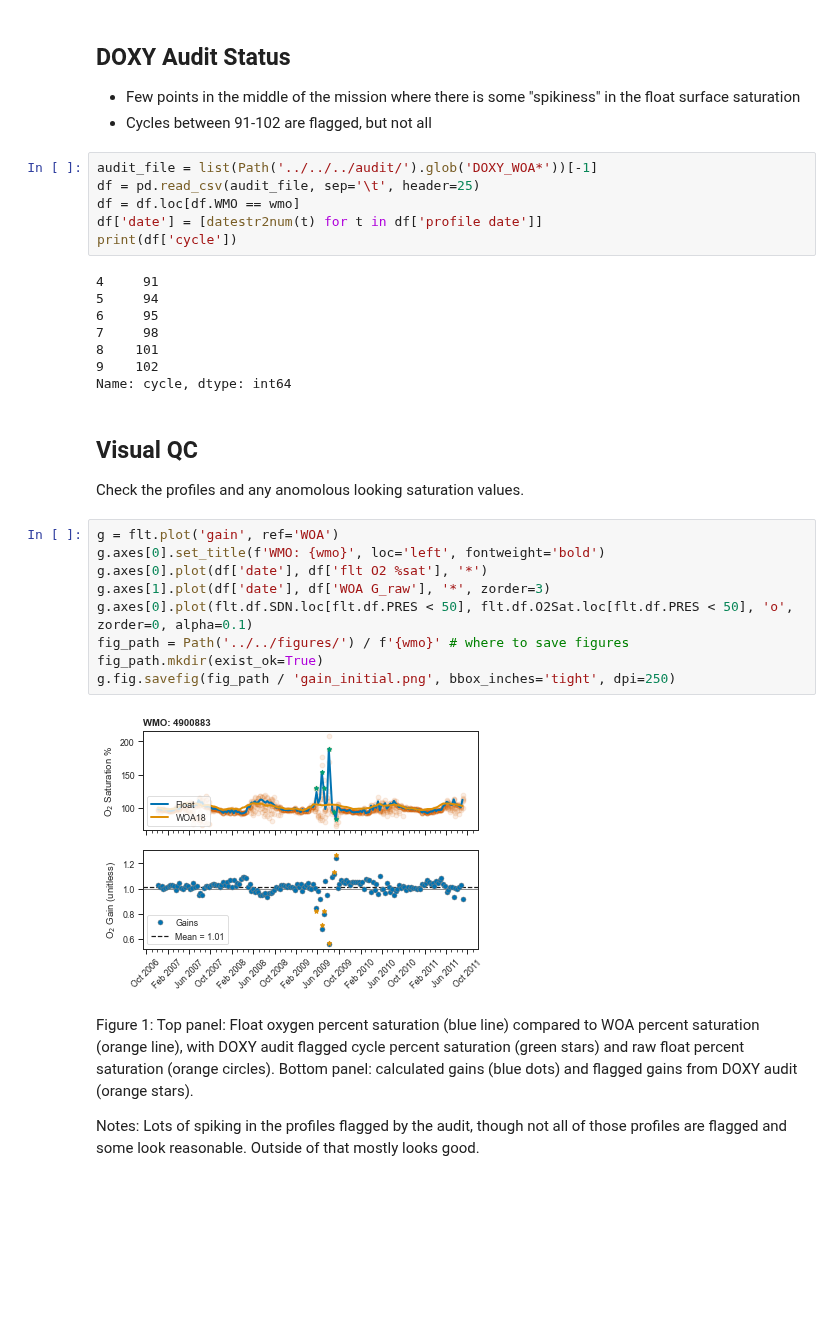
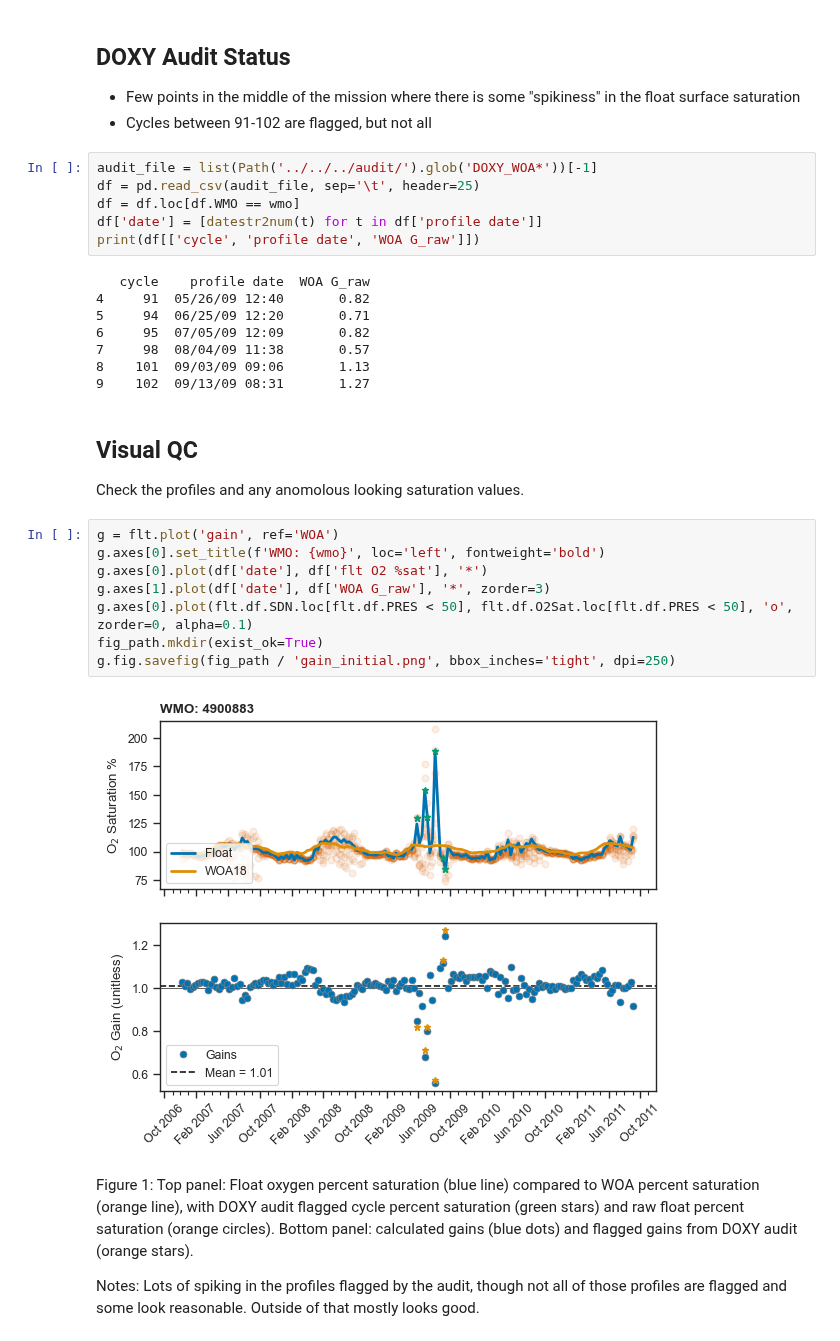
Before and after one commit to ArgoCanada/meds-dmqc, a Jupyter notebook: report/notebooks/01_active/4900883_report.ipynb, the cells around one changed output. Drawn from its saved outputs; the diff is of its cells as text; blank space fills up the shorter version.

Commit message:
figures and notebook updates for 4900883

```diff
--- a/report/notebooks/01_active/4900883_report.ipynb
+++ b/report/notebooks/01_active/4900883_report.ipynb
@@ -58,15 +58,15 @@ audit_file = list(Path('../../../audit/').glob('DOXY_WOA*'))[-1]
 df = pd.read_csv(audit_file, sep='\t', header=25)
 df = df.loc[df.WMO == wmo]
 df['date'] = [datestr2num(t) for t in df['profile date']]
-print(df['cycle'])
+print(df[['cycle', 'profile date', 'WOA G_raw']])
 # %% [output]
-4     91
-5     94
-6     95
-7     98
-8    101
-9    102
-Name: cycle, dtype: int64
+   cycle    profile date  WOA G_raw
+4     91  05/26/09 12:40       0.82
+5     94  06/25/09 12:20       0.71
+6     95  07/05/09 12:09       0.82
+7     98  08/04/09 11:38       0.57
+8    101  09/03/09 09:06       1.13
+9    102  09/13/09 08:31       1.27
 # %% [markdown]
 ## Visual QC
 
@@ -74,14 +74,13 @@ Check the profiles and any anomolous looking saturation values.
 # %%
 g = flt.plot('gain', ref='WOA')
 g.axes[0].set_title(f'WMO: {wmo}', loc='left', fontweight='bold')
 g.axes[0].plot(df['date'], df['flt O2 %sat'], '*')
 g.axes[1].plot(df['date'], df['WOA G_raw'], '*', zorder=3)
 g.axes[0].plot(flt.df.SDN.loc[flt.df.PRES < 50], flt.df.O2Sat.loc[flt.df.PRES < 50], 'o', zorder=0, alpha=0.1)
-fig_path = Path('../../figures/') / f'{wmo}' # where to save figures
 fig_path.mkdir(exist_ok=True)
 g.fig.savefig(fig_path / 'gain_initial.png', bbox_inches='tight', dpi=250)
 # %% [output]
-[figure, old version]
+[figure, new version]
 # %% [markdown]
 Figure 1: Top panel: Float oxygen percent saturation (blue line) compared to WOA percent saturation (orange line), with DOXY audit flagged cycle percent saturation (green stars) and raw float percent saturation (orange circles). Bottom panel: calculated gains (blue dots) and flagged gains from DOXY audit (orange stars).
 
```
Also changed, not shown: parts of 6 cells of this notebook, 5 other files.
